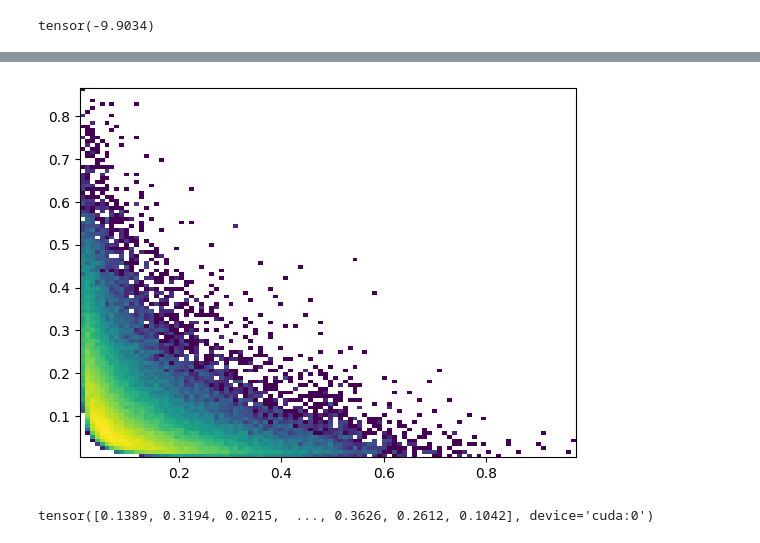
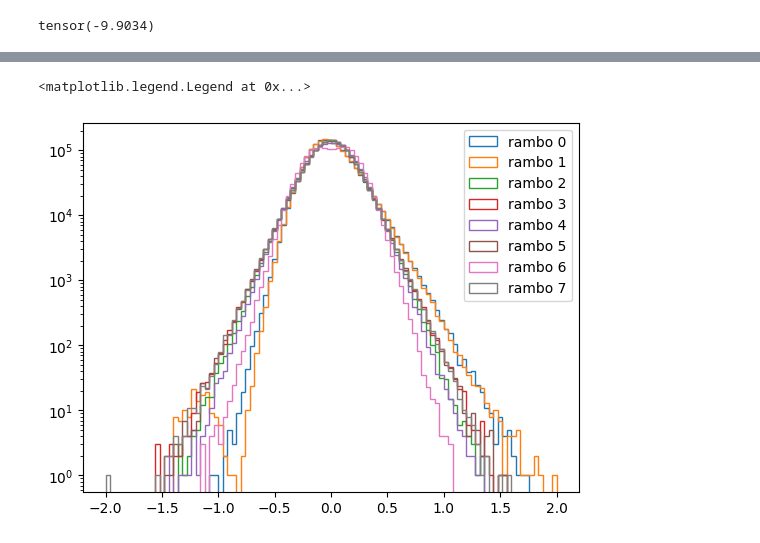
Before and after one commit to valsdav/MEMFlow, a Jupyter notebook: scripts/PhasespaceRamboRescaling.ipynb, the cells around one changed output, grey strips where cells are left out. Saved outputs shown, nothing was run; the diff lists cells and outputs as text; code cells hidden in the pictures.

```diff
--- a/scripts/PhasespaceRamboRescaling.ipynb
+++ b/scripts/PhasespaceRamboRescaling.ipynb
@@ -450,4 +372,0 @@ plt.legend()
-# %%
-for i in range(8):
-    plt.hist(PS_logit[:,i].flatten()/10, bins=100, range=(-1,1), label=f"rambo {i}", histtype="step")
-plt.legend()
@@ -457,5 +372,0 @@ plt.legend()
-# %%
-for i in range(8):
-    plt.hist((PS_logit[:,i].flatten() - PS_mean[i])/PS_std[i], bins=100, range=(-5,5), label=f"rambo {i}", histtype="step")
-plt.yscale("log")
-plt.legend()
@@ -465,6 +372,0 @@ plt.legend()
-# %%
-plt.hist2d(df.x1.cpu().numpy(),
-           df.x2.cpu().numpy(),
-           bins=(100), norm=LogNorm());
-# %% [output]
-[figure, removed]
@@ -481,4 +373,8 @@ df["x2"] = x2[:76800].cpu().numpy()
-# %%
-df.x1
-# %% [output]
-tensor([0.1389, 0.3194, 0.0215,  ..., 0.3626, 0.2612, 0.1042], device='cuda:0')
+# %%
+for i in range(8):
+    plt.hist((PS_logit[:,i].flatten() - PS_mean[i])/(PS_std[i]), bins=100, range=(-2,2), label=f"rambo {i}", histtype="step")
+plt.yscale("log")
+plt.legend()
+# %% [output]
+<matplotlib.legend.Legend at 0x...>
+[figure, added]
```
Also changed, not shown: parts of 18 cells of this notebook, 3 other files.
